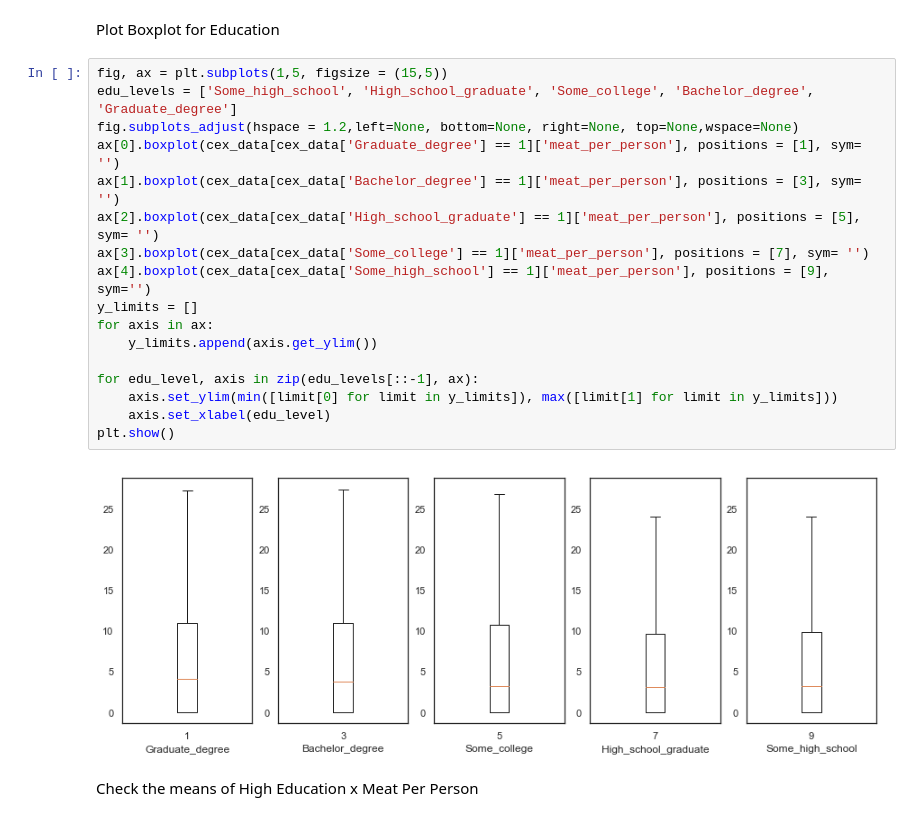
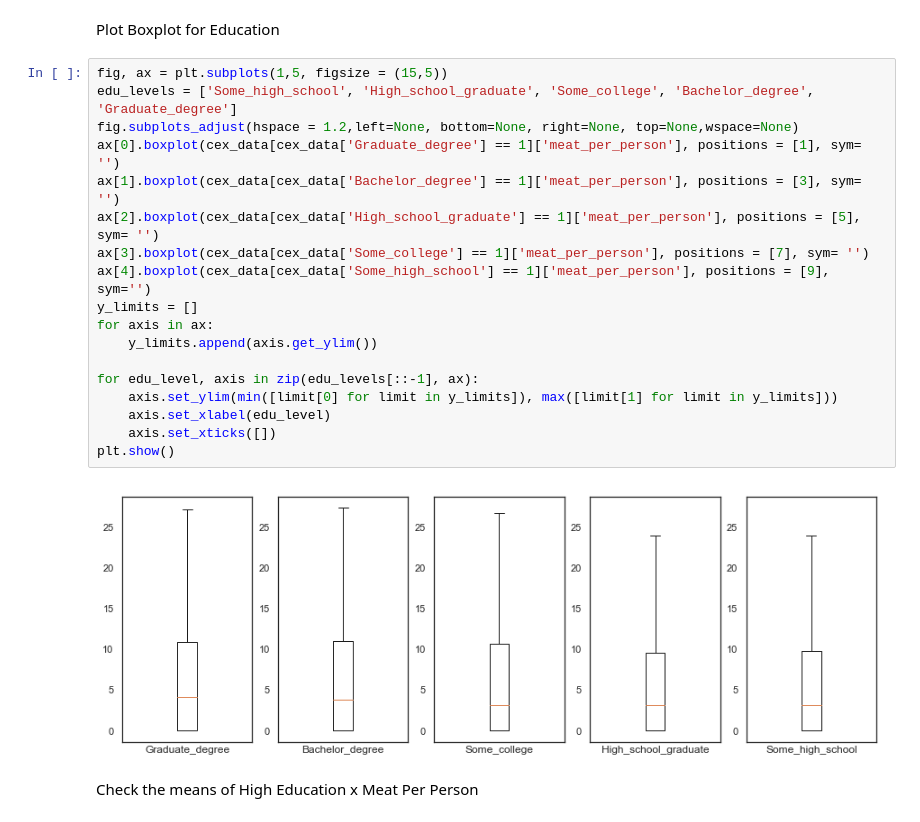
Before and after one commit to Jwdaniel34/Into_the_soyverse, a Jupyter notebook: Expenditure.ipynb, the cells around one changed output. Saved outputs shown, nothing was run; the diff lists cells and outputs as text.

```diff
--- a/Expenditure.ipynb
+++ b/Expenditure.ipynb
@@ -78,22 +72,23 @@ Plot Boxplot for Education
 # %%
 fig, ax = plt.subplots(1,5, figsize = (15,5))
 edu_levels = ['Some_high_school', 'High_school_graduate', 'Some_college', 'Bachelor_degree', 'Graduate_degree']
 fig.subplots_adjust(hspace = 1.2,left=None, bottom=None, right=None, top=None,wspace=None)
 ax[0].boxplot(cex_data[cex_data['Graduate_degree'] == 1]['meat_per_person'], positions = [1], sym=  '')
 ax[1].boxplot(cex_data[cex_data['Bachelor_degree'] == 1]['meat_per_person'], positions = [3], sym= '')
 ax[2].boxplot(cex_data[cex_data['High_school_graduate'] == 1]['meat_per_person'], positions = [5], sym= '')
 ax[3].boxplot(cex_data[cex_data['Some_college'] == 1]['meat_per_person'], positions = [7], sym= '')
 ax[4].boxplot(cex_data[cex_data['Some_high_school'] == 1]['meat_per_person'], positions = [9], sym='')
 y_limits = []
 for axis in ax:
     y_limits.append(axis.get_ylim())
 
 for edu_level, axis in zip(edu_levels[::-1], ax):
     axis.set_ylim(min([limit[0] for limit in y_limits]), max([limit[1] for limit in y_limits]))
     axis.set_xlabel(edu_level)
+    axis.set_xticks([])
 plt.show()
 # %% [output]
-[figure, old version]
+[figure, new version]
 # %% [markdown]
 Check the means of High Education x Meat Per Person
 # %%
```
Also changed, not shown: parts of 34 cells of this notebook, 1 other file.
